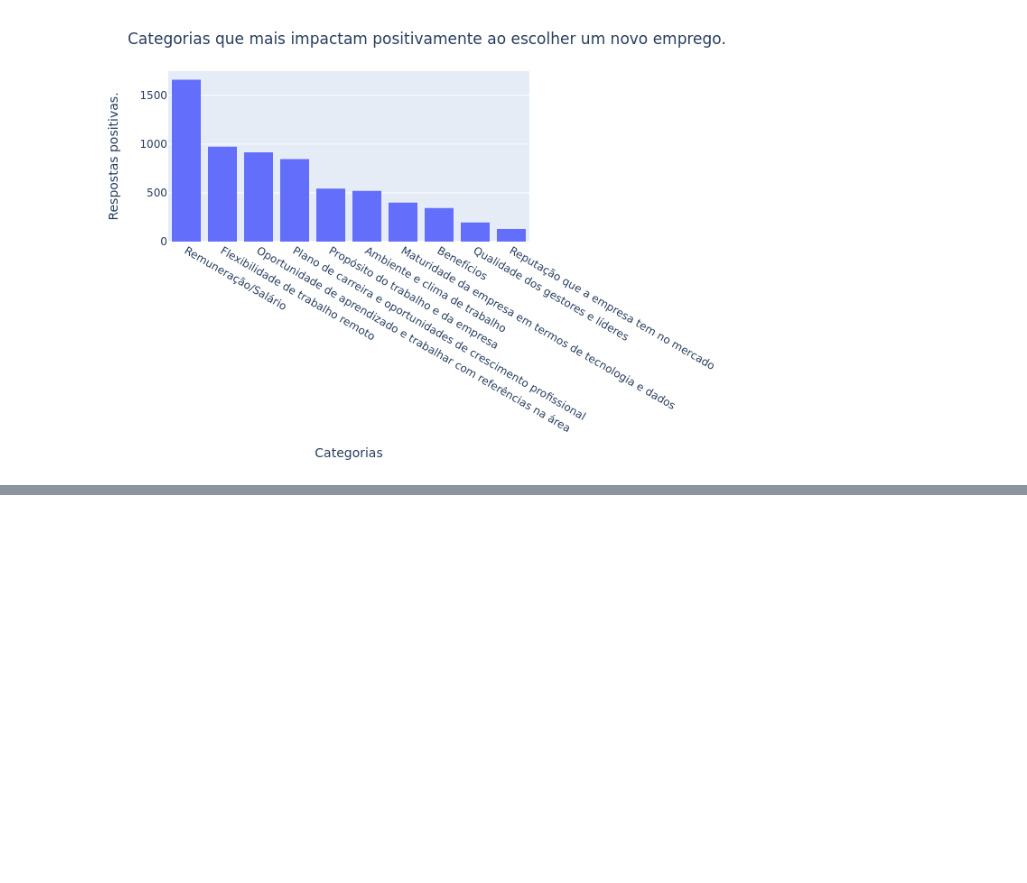
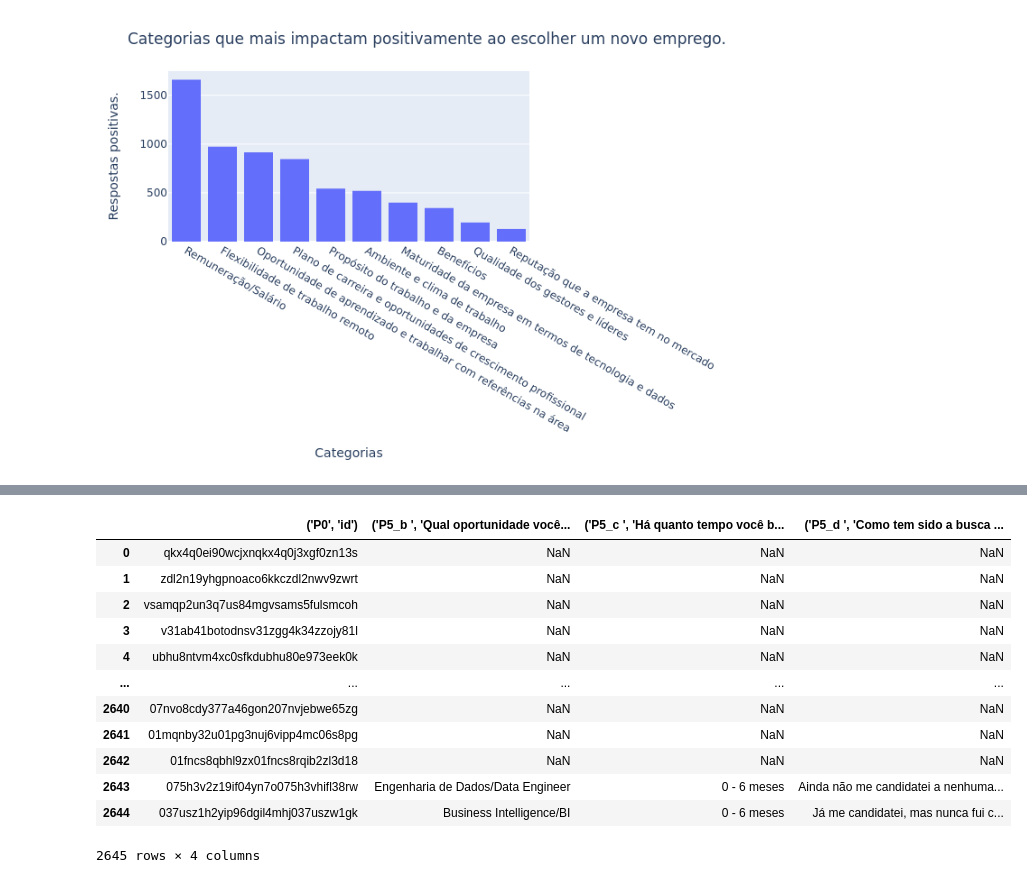
Before and after one commit to anyellequeiroz/State-of-Data-Brazil, a Jupyter notebook: State of data.ipynb, the cells around one changed output, grey strips where cells are left out. Cells and saved outputs as stored; diff of their text form; code cells hidden in the pictures; blank space fills up the shorter version.

```diff
--- a/State of data.ipynb
+++ b/State of data.ipynb
@@ -648,0 +691,16 @@ fig.show("png")
+# %%
+df_5
+# %% [output]
+|  | ('P0', 'id') | ('P5_b ', 'Qual oportunidade você... | ('P5_c ', 'Há quanto tempo você b... | ('P5_d ', 'Como tem sido a busca ... |
+| 0 | qkx4q0ei90wcjxnqkx4q0j3xgf0zn13s | NaN | NaN | NaN |
+| 1 | zdl2n19yhgpnoaco6kkczdl2nwv9zwrt | NaN | NaN | NaN |
+| 2 | vsamqp2un3q7us84mgvsams5fulsmcoh | NaN | NaN | NaN |
+| 3 | v31ab41botodnsv31zgg4k34zzojy81l | NaN | NaN | NaN |
+| 4 | ubhu8ntvm4xc0sfkdubhu80e973eek0k | NaN | NaN | NaN |
+| ... | ... | ... | ... | ... |
+| 2640 | 07nvo8cdy377a46gon207nvjebwe65zg | NaN | NaN | NaN |
+| 2641 | 01mqnby32u01pg3nuj6vipp4mc06s8pg | NaN | NaN | NaN |
+| 2642 | 01fncs8qbhl9zx01fncs8rqib2zl3d18 | NaN | NaN | NaN |
+| 2643 | 075h3v2z19if04yn7o075h3vhifl38rw | Engenharia de Dados/Data Engineer | 0 - 6 meses | Ainda não me candidatei a nenhuma... |
+| 2644 | 037usz1h2yip96dgil4mhj037uszw1gk | Business Intelligence/BI | 0 - 6 meses | Já me candidatei, mas nunca fui c... |
+2645 rows × 4 columns
```
Also changed, not shown: parts of 7 cells of this notebook.
